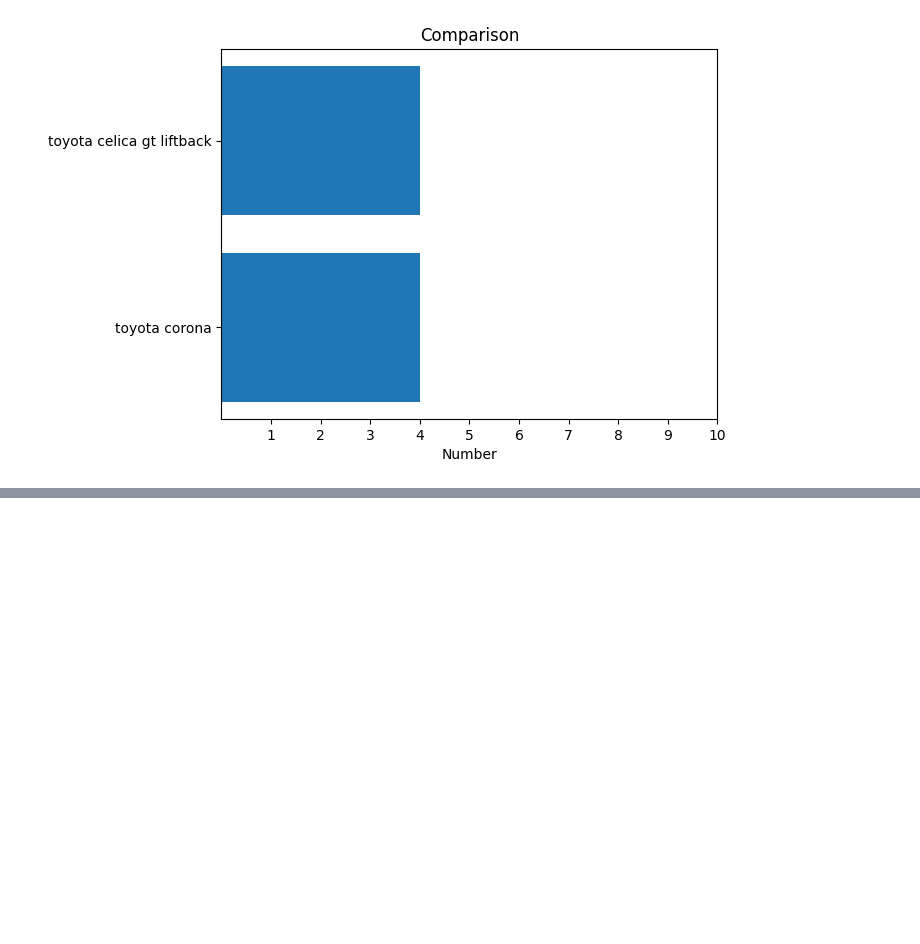
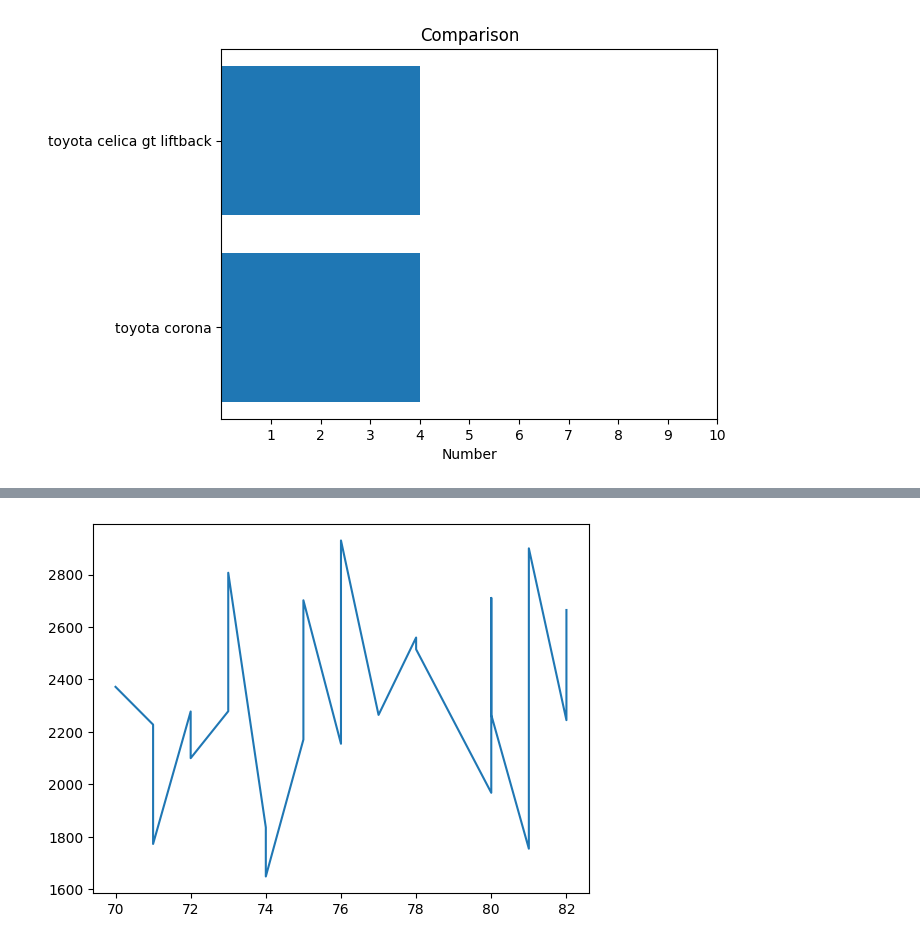
Before and after one commit to KarinaKhazanova/DI-bootcamp, a Jupyter notebook: week7/w7d3/Untitled.ipynb, the cells around one changed output, grey strips where cells are left out. Drawn from its saved outputs; the diff is of its cells as text; code cells hidden in the pictures; blank space fills up the shorter version.

```diff
--- a/week7/w7d3/Untitled.ipynb
+++ b/week7/w7d3/Untitled.ipynb
@@ -202,0 +211,7 @@ def line_plot(df_mpg) ->None:
+# %%
+def line_plot(df):
+    df=df[df.car_name.str.contains('toyota')]
+    plt.plot(df.model_year, df.weight)
+line_plot(df_mpg)
+# %% [output]
+[figure, added]
```
Also changed, not shown: parts of 1 cell of this notebook.
